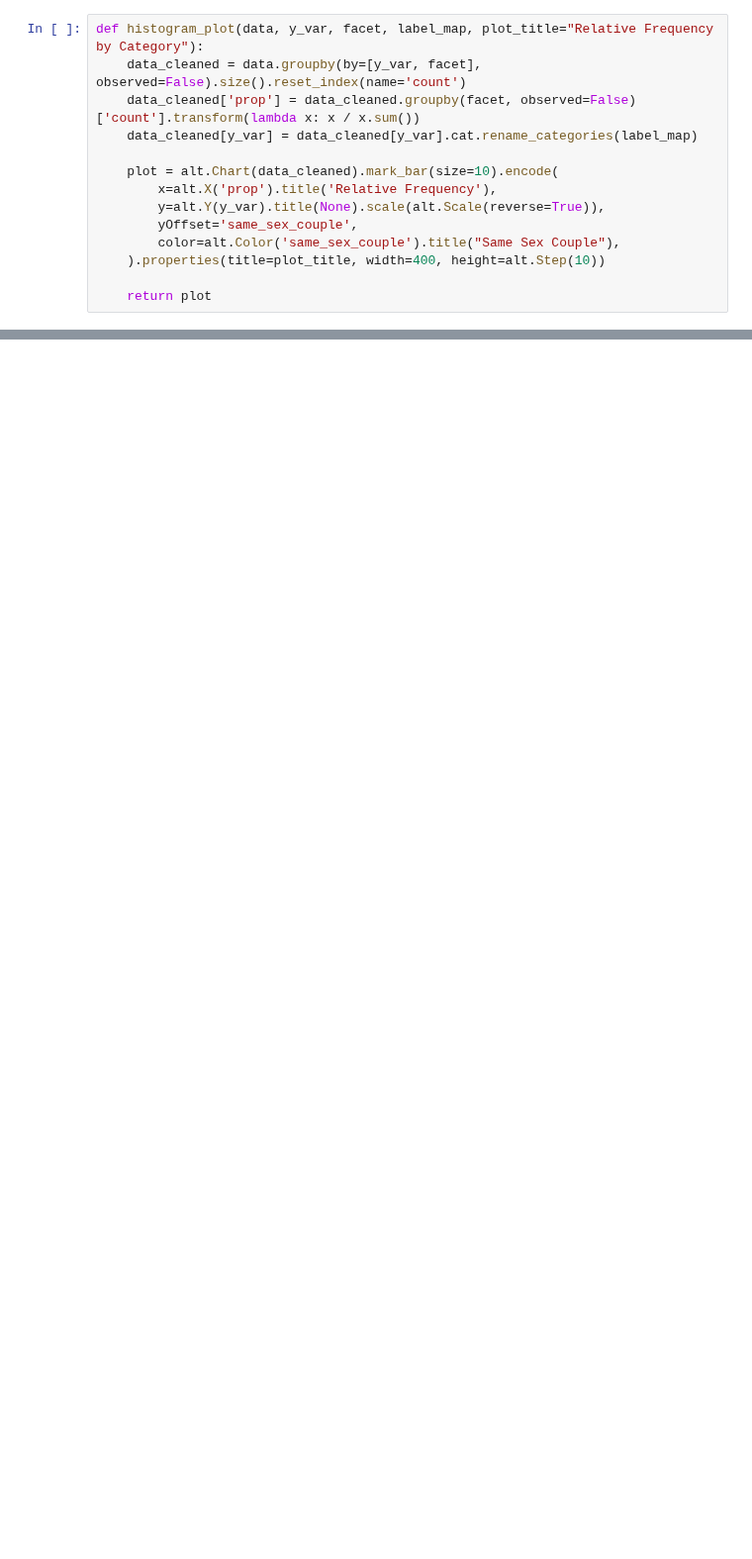
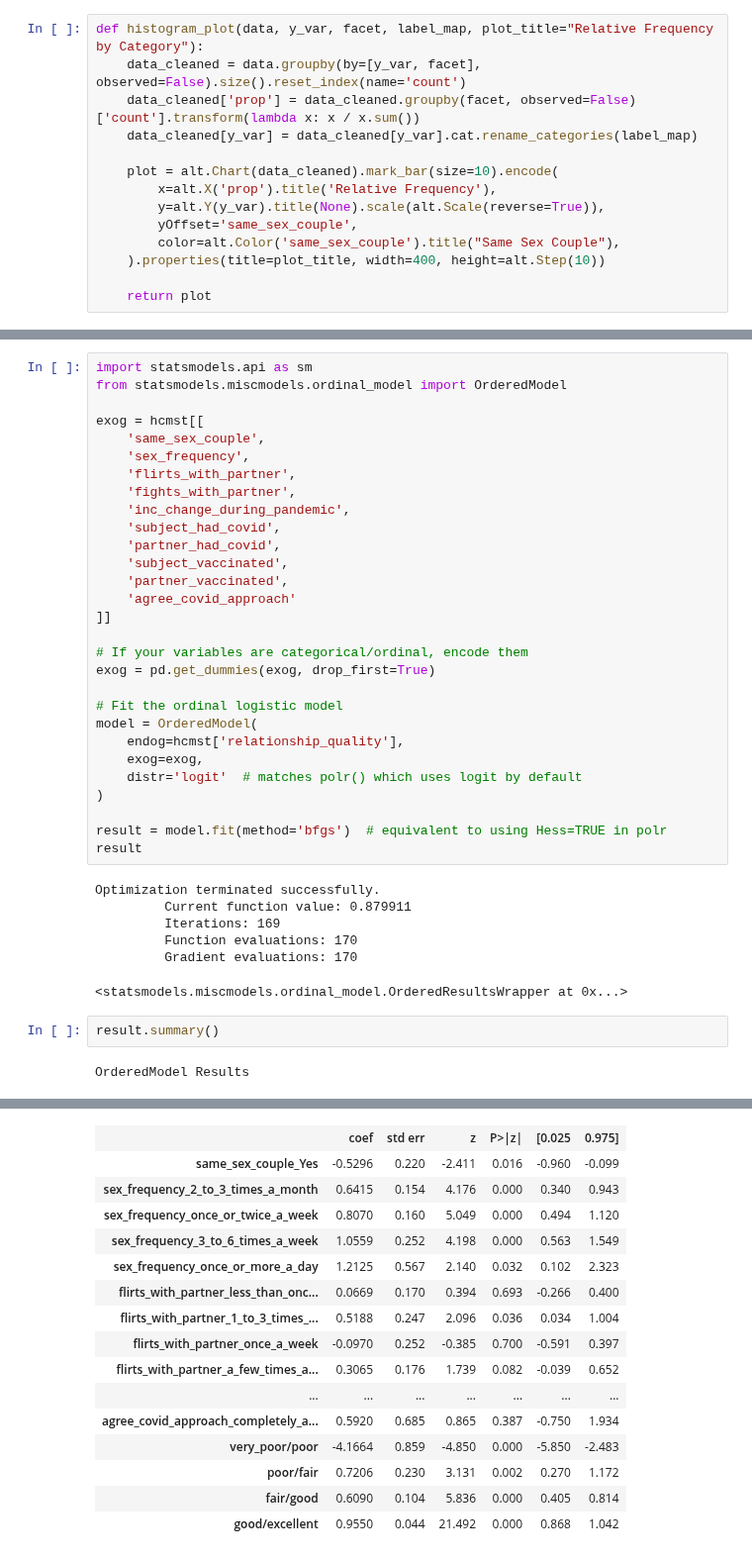
Before and after one commit to diverse-data-hub/diverse-data-hub.github.io, a Jupyter notebook: website_files/notebooks/py-hcmst.ipynb, the cells around one changed output, grey strips where cells are left out. Shown at 99% size. Saved outputs shown, nothing was run; the diff lists cells and outputs as text; blank space fills up the shorter version.

Commit message:
explore ordinal regression in python

```diff
--- a/website_files/notebooks/py-hcmst.ipynb
+++ b/website_files/notebooks/py-hcmst.ipynb
@@ -249,0 +252,40 @@ alt.vconcat(
+# %%
+import statsmodels.api as sm
+from statsmodels.miscmodels.ordinal_model import OrderedModel
+
+exog = hcmst[[
+    'same_sex_couple',
+    'sex_frequency',
+    'flirts_with_partner',
+    'fights_with_partner',
+    'inc_change_during_pandemic',
+    'subject_had_covid',
+    'partner_had_covid',
+    'subject_vaccinated',
+    'partner_vaccinated',
+    'agree_covid_approach'
+]]
+
+# If your variables are categorical/ordinal, encode them
+exog = pd.get_dummies(exog, drop_first=True)
+
+# Fit the ordinal logistic model
+model = OrderedModel(
+    endog=hcmst['relationship_quality'],
+    exog=exog,
+    distr='logit'  # matches polr() which uses logit by default
+)
+
+result = model.fit(method='bfgs')  # equivalent to using Hess=TRUE in polr
+result
+# %% [output]
+Optimization terminated successfully.
+         Current function value: 0.879911
+         Iterations: 169
+         Function evaluations: 170
+         Gradient evaluations: 170
+<statsmodels.miscmodels.ordinal_model.OrderedResultsWrapper at 0x...>
+# %%
+result.summary()
+# %% [output]
+OrderedModel Results
@@ -249,0 +300,16 @@ alt.vconcat(
+|  | coef | std err | z | P>|z| | [0.025 | 0.975] |
+| same_sex_couple_Yes | -0.5296 | 0.220 | -2.411 | 0.016 | -0.960 | -0.099 |
+| sex_frequency_2_to_3_times_a_month | 0.6415 | 0.154 | 4.176 | 0.000 | 0.340 | 0.943 |
+| sex_frequency_once_or_twice_a_week | 0.8070 | 0.160 | 5.049 | 0.000 | 0.494 | 1.120 |
+| sex_frequency_3_to_6_times_a_week | 1.0559 | 0.252 | 4.198 | 0.000 | 0.563 | 1.549 |
+| sex_frequency_once_or_more_a_day | 1.2125 | 0.567 | 2.140 | 0.032 | 0.102 | 2.323 |
+| flirts_with_partner_less_than_onc... | 0.0669 | 0.170 | 0.394 | 0.693 | -0.266 | 0.400 |
+| flirts_with_partner_1_to_3_times_... | 0.5188 | 0.247 | 2.096 | 0.036 | 0.034 | 1.004 |
+| flirts_with_partner_once_a_week | -0.0970 | 0.252 | -0.385 | 0.700 | -0.591 | 0.397 |
+| flirts_with_partner_a_few_times_a... | 0.3065 | 0.176 | 1.739 | 0.082 | -0.039 | 0.652 |
+| ... | ... | ... | ... | ... | ... | ... |
+| agree_covid_approach_completely_a... | 0.5920 | 0.685 | 0.865 | 0.387 | -0.750 | 1.934 |
+| very_poor/poor | -4.1664 | 0.859 | -4.850 | 0.000 | -5.850 | -2.483 |
+| poor/fair | 0.7206 | 0.230 | 3.131 | 0.002 | 0.270 | 1.172 |
+| fair/good | 0.6090 | 0.104 | 5.836 | 0.000 | 0.405 | 0.814 |
+| good/excellent | 0.9550 | 0.044 | 21.492 | 0.000 | 0.868 | 1.042 |
```
Also changed, not shown: parts of 3 cells of this notebook.
